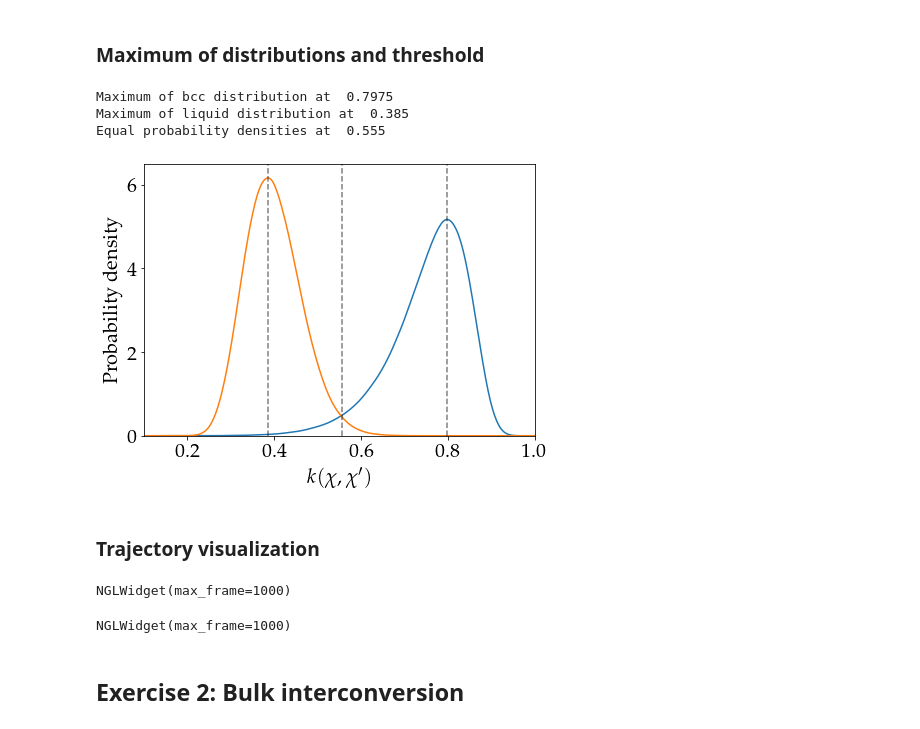
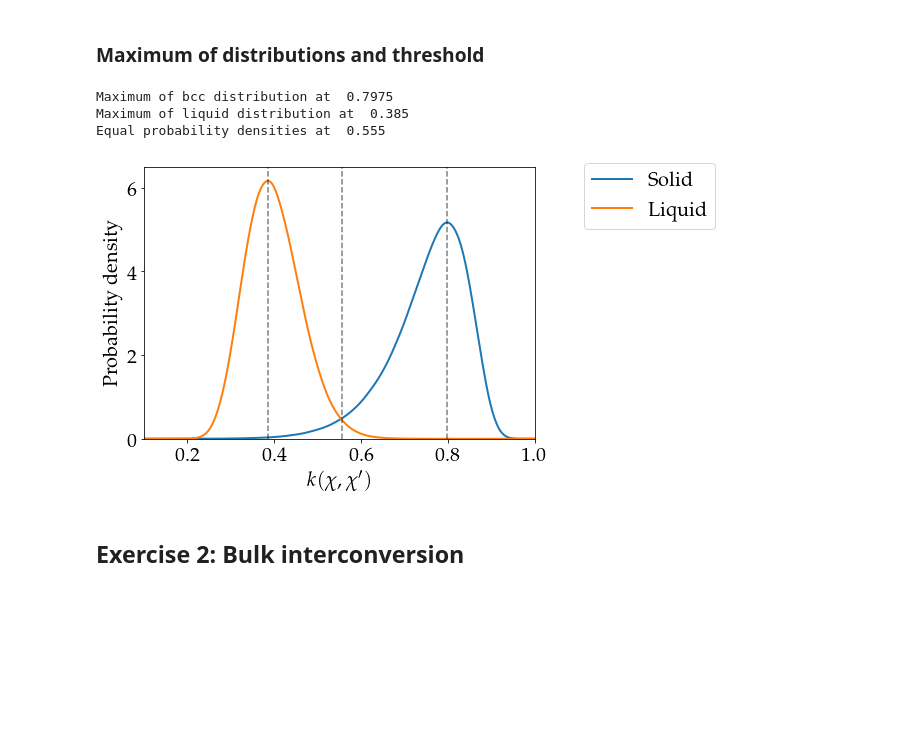
Before and after one commit to PabloPiaggi/masterclass-22-12, a Jupyter notebook: ExerciseSolutions.ipynb, the cells around one changed output. Drawn from its saved outputs; the diff is of its cells as text; code cells hidden in the pictures; blank space fills up the shorter version.

```diff
--- a/ExerciseSolutions.ipynb
+++ b/ExerciseSolutions.ipynb
@@ -104,50 +118,36 @@ plt.show()
 # %%
 sigma=0.07
 plt.rcParams["figure.figsize"] = (3.5*2,2.5*2)
 
 string='{:.2f}'.format(sigma)
 data_bcc=np.genfromtxt("1-distributions/bcc/histo-"+string)
 data_liquid=np.genfromtxt("1-distributions/liquid/histo-"+string)
-plt.plot(data_bcc[:,0],data_bcc[:,1])
-plt.plot(data_liquid[:,0],data_liquid[:,1])
+plt.plot(data_bcc[:,0],data_bcc[:,1],linewidth=2,label="Solid")
+plt.plot(data_liquid[:,0],data_liquid[:,1],linewidth=2,label="Liquid")
 max_bcc=data_bcc[np.argmax(data_bcc[:,1]),0]
 max_liquid=data_liquid[np.argmax(data_liquid[:,1]),0]
 arg_max_bcc=np.argmax(data_bcc[:,1])
 arg_max_liquid=np.argmax(data_liquid[:,1])
 between_max_range=np.arange(arg_max_liquid,arg_max_bcc)
 arg_equal_prob=arg_max_liquid+np.argmin(np.abs(data_liquid[between_max_range,1]-data_bcc[between_max_range,1]))
 equal_prob=data_liquid[arg_equal_prob,0]
 plt.plot([max_liquid,max_liquid],[0,6.5],'--',color='black',alpha=0.5)
 plt.plot([max_bcc,max_bcc],[0,6.5],'--',color='black',alpha=0.5)
 plt.plot([equal_prob,equal_prob],[0,6.5],'--',color='black',alpha=0.5)
 print("Maximum of bcc distribution at ", max_bcc)
 print("Maximum of liquid distribution at ", max_liquid)
 print("Equal probability densities at ", equal_prob)
 plt.xlim([0.1,1])
 plt.ylim([0,6.5])
 plt.ylabel("Probability density")
 plt.xlabel(r"$k(\chi,\chi')$")
-
+plt.legend(bbox_to_anchor=(1.1, 1.05))
 plt.show()
 # %% [output]
 Maximum of bcc distribution at  0.7975
 Maximum of liquid distribution at  0.385
 Equal probability densities at  0.555
-[figure, old version]
+[figure, new version]
-# %% [markdown]
-### Trajectory visualization
-# %%
-conf = aseio.read("1-distributions/bcc/dump.na",index=':',format='lammps-dump-text')
-v = nglview.show_asetraj(conf)
-v.camera = 'orthographic'
-display(v)
-conf = aseio.read("1-distributions/liquid/dump.na",index=':',format='lammps-dump-text')
-v = nglview.show_asetraj(conf)
-v.camera = 'orthographic'
-display(v)
-# %% [output]
-NGLWidget(max_frame=1000)
-NGLWidget(max_frame=1000)
 # %% [markdown]
 ## Exercise 2: Bulk interconversion
 # %%
```
Also changed, not shown: parts of 31 cells of this notebook.
